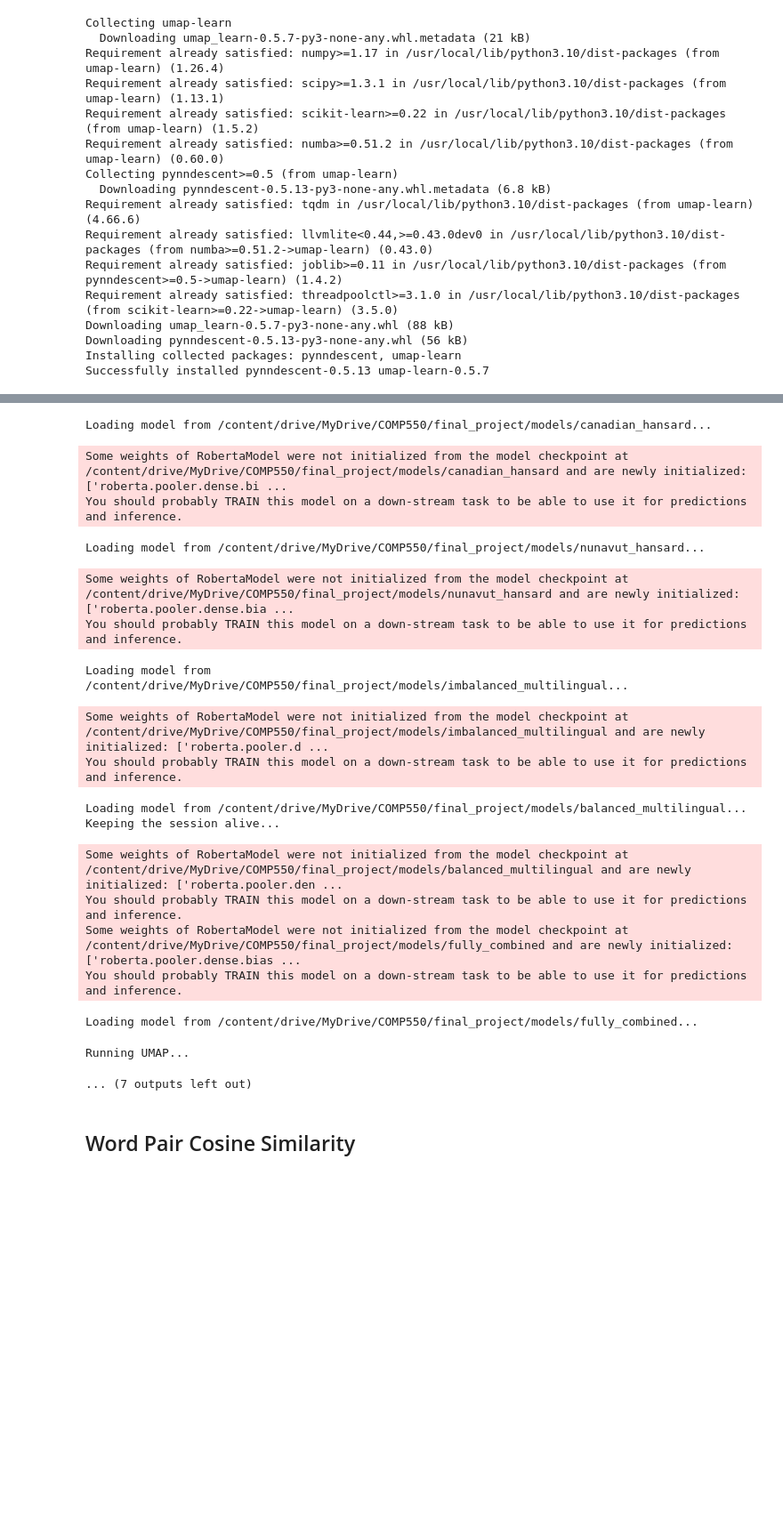
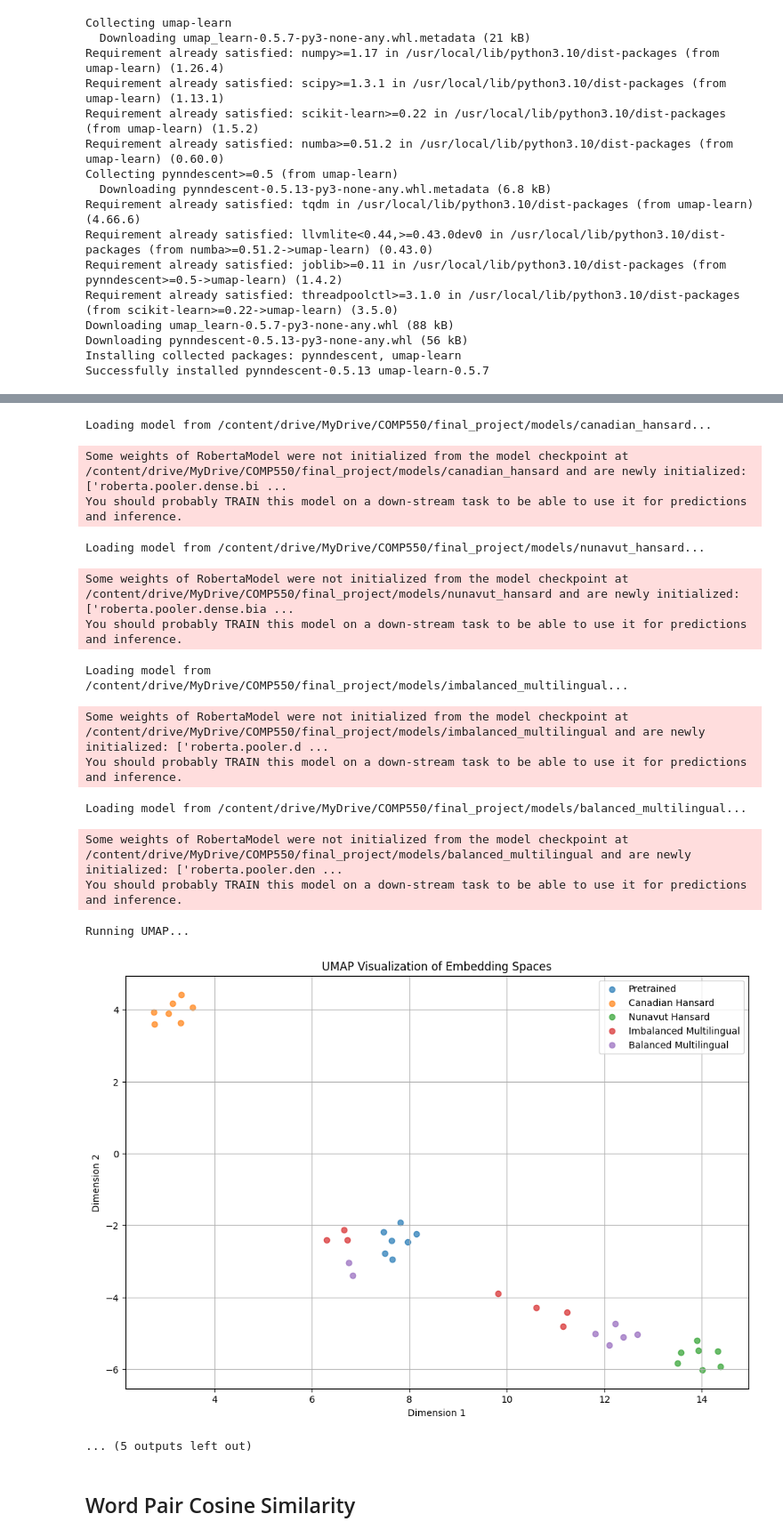
Before and after one commit to asaad02/Analyzing-Bias-Transfer-in-Multilingual-Transformer-Models, a Jupyter notebook: Files/final_comp550_project_training_preliminary_analysis.ipynb, the cells around one changed output, grey strips where cells are left out. Shown at 89% size. Saved outputs shown, nothing was run; the diff lists cells and outputs as text; code cells hidden in the pictures; blank space fills up the shorter version.

```diff
--- a/Files/final_comp550_project_training_preliminary_analysis.ipynb
+++ b/Files/final_comp550_project_training_preliminary_analysis.ipynb
@@ -906,7 +906,7 @@ model_paths = {
     "Nunavut Hansard": "/content/drive/MyDrive/COMP550/final_project/models/nunavut_hansard",
     "Imbalanced Multilingual": "/content/drive/MyDrive/COMP550/final_project/models/imbalanced_multilingual",
     "Balanced Multilingual": "/content/drive/MyDrive/COMP550/final_project/models/balanced_multilingual",
-    "Fully Combined": "/content/drive/MyDrive/COMP550/final_project/models/fully_combined",
+    #"Fully Combined": "/content/drive/MyDrive/COMP550/final_project/models/fully_combined",
 }
 
 # Politically charged words or sentences for analysis
@@ -1009,24 +1008,21 @@ Keeping the session alive...
 Loading model from roberta-base...
 Some weights of RobertaModel were not initialized from the model checkpoint at roberta-base and are newly initialized: ['roberta.pooler.dense.bias', 'roberta.pooler.dense.weight']
 You should probably TRAIN this model on a down-stream task to be able to use it for predictions and inference.
 Loading model from /content/drive/MyDrive/COMP550/final_project/models/canadian_hansard...
 Some weights of RobertaModel were not initialized from the model checkpoint at /content/drive/MyDrive/COMP550/final_project/models/canadian_hansard and are newly initialized: ['roberta.pooler.dense.bi ...
 You should probably TRAIN this model on a down-stream task to be able to use it for predictions and inference.
 Loading model from /content/drive/MyDrive/COMP550/final_project/models/nunavut_hansard...
 Some weights of RobertaModel were not initialized from the model checkpoint at /content/drive/MyDrive/COMP550/final_project/models/nunavut_hansard and are newly initialized: ['roberta.pooler.dense.bia ...
 You should probably TRAIN this model on a down-stream task to be able to use it for predictions and inference.
 Loading model from /content/drive/MyDrive/COMP550/final_project/models/imbalanced_multilingual...
 Some weights of RobertaModel were not initialized from the model checkpoint at /content/drive/MyDrive/COMP550/final_project/models/imbalanced_multilingual and are newly initialized: ['roberta.pooler.d ...
 You should probably TRAIN this model on a down-stream task to be able to use it for predictions and inference.
 Loading model from /content/drive/MyDrive/COMP550/final_project/models/balanced_multilingual...
-Keeping the session alive...
 Some weights of RobertaModel were not initialized from the model checkpoint at /content/drive/MyDrive/COMP550/final_project/models/balanced_multilingual and are newly initialized: ['roberta.pooler.den ...
 You should probably TRAIN this model on a down-stream task to be able to use it for predictions and inference.
-Some weights of RobertaModel were not initialized from the model checkpoint at /content/drive/MyDrive/COMP550/final_project/models/fully_combined and are newly initialized: ['roberta.pooler.dense.bias ...
-You should probably TRAIN this model on a down-stream task to be able to use it for predictions and inference.
-Loading model from /content/drive/MyDrive/COMP550/final_project/models/fully_combined...
+Running UMAP...
+[figure, added]
-Running UMAP...
+... (5 outputs left out)
-... (7 outputs left out)
 # %% [markdown]
 ## Word Pair Cosine Similarity
 # %%
```
Also changed, not shown: parts of 7 cells of this notebook.
